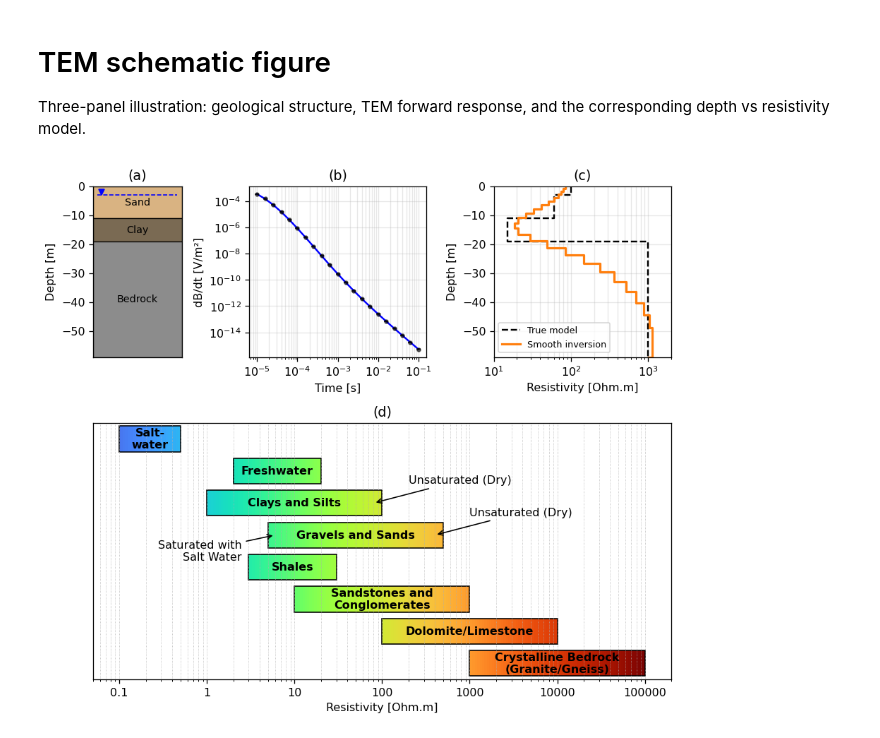
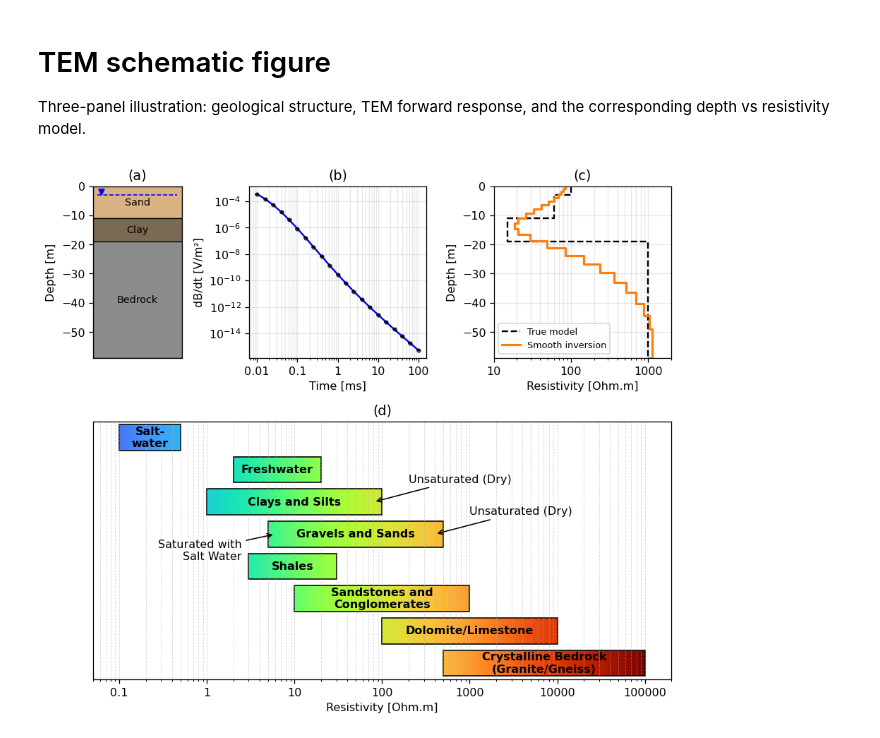
Before and after one commit to pmc93/PyTEM, a Jupyter notebook: notebooks/8. pytem_schematic_figure.ipynb, the cells around one changed output. Cells and saved outputs as stored; diff of their text form; code cells hidden in the pictures.

```diff
--- a/notebooks/8. pytem_schematic_figure.ipynb
+++ b/notebooks/8. pytem_schematic_figure.ipynb
@@ -108,10 +108,10 @@ ax_geo.set_title('(a)')
 ax_geo.xaxis.set_visible(False)
 
 # Middle: TEM forward response, with the noisy data used for the inversion.
-ax_fwd.loglog(schematic_times, np.abs(schematic_dbdt), 'b-', label='Clean forward')
-ax_fwd.errorbar(schematic_times, d_obs, yerr=noise_std, fmt='o', ms=3, capsize=2,
+ax_fwd.loglog(schematic_times*1000, np.abs(schematic_dbdt), 'b-', label='Clean forward')
+ax_fwd.errorbar(schematic_times*1000, d_obs, yerr=noise_std, fmt='o', ms=3, capsize=2,
                  color='k', alpha=0.6, label='Noisy data')
-ax_fwd.set_xlabel('Time [s]')
+ax_fwd.set_xlabel('Time [ms]')
 ax_fwd.set_ylabel('dB/dt [V/m²]')
 ax_fwd.set_title('(b)')
 ax_fwd.grid(True, which='both', alpha=0.3)
@@ -134,7 +134,7 @@ ax_mod.grid(True, which='both', alpha=0.3)
 
 # Define materials: name, min_resistivity (Ohm.m), max_resistivity (Ohm.m)
 materials = [
-    ("Crystalline Bedrock\n(Granite/Gneiss)", 1000, 100000),
+    ("Crystalline Bedrock\n(Granite/Gneiss)", 500, 100000),
     ("Dolomite/Limestone", 100, 10000),
     ("Sandstones and\nConglomerates", 10, 1000),
     ("Shales", 3, 30),
@@ -183,41 +183,42 @@ for i, (name, rmin, rmax) in enumerate(materials):
                     fontsize=10, color='black',
                     arrowprops=dict(arrowstyle="->", color='black'))
 
     if name == "Gravels and Sands":
         # Label for saturated
         ax_rho.annotate("Saturated with\nSalt Water",
                     xy=(rmin*1.2, i + 0.5),
                     xytext=(rmin / 2, i),
                     textcoords='data',
                     ha='right', va='center',
                     fontsize=10, color='black',
                     arrowprops=dict(arrowstyle="->", color='black'))
 
         # Label for unsaturated
         ax_rho.annotate("Unsaturated (Dry)",
                     xy=(rmax*0.8, i + 0.5),
                     xytext=(rmax*2, i + 1.2),
                     textcoords='data',
                     ha='left', va='center',
                     fontsize=10, color='black',
                     arrowprops=dict(arrowstyle="->", color='black'))
 
-# Format x-axis labels
-def custom_formatter(x, pos):
-    if x < 1:
-        return f"{x:.1f}"
-    else:
-        return f"{int(x)}"
+# Show logarithmic tick values as complete decimal numbers.
+def full_number_formatter(value, position):
+    del position
+    return f"{value:.10f}".rstrip('0').rstrip('.')
 
-ax_rho.xaxis.set_major_formatter(FuncFormatter(custom_formatter))
+plain_formatter = FuncFormatter(full_number_formatter)
+ax_fwd.xaxis.set_major_formatter(plain_formatter)
+ax_mod.xaxis.set_major_formatter(plain_formatter)
+ax_rho.xaxis.set_major_formatter(plain_formatter)
 
 # Grid
 ax_rho.grid(True, which='both', axis='x', linestyle=':', linewidth=0.5)
 
 plt.tight_layout()
 plt.show()
 # %% [output]
-[figure, old version]
+[figure, new version]
 # %%
 import matplotlib.pyplot as plt
 import matplotlib.patches as patches
```
Also changed, not shown: parts of 2 cells of this notebook, 1 other file.
